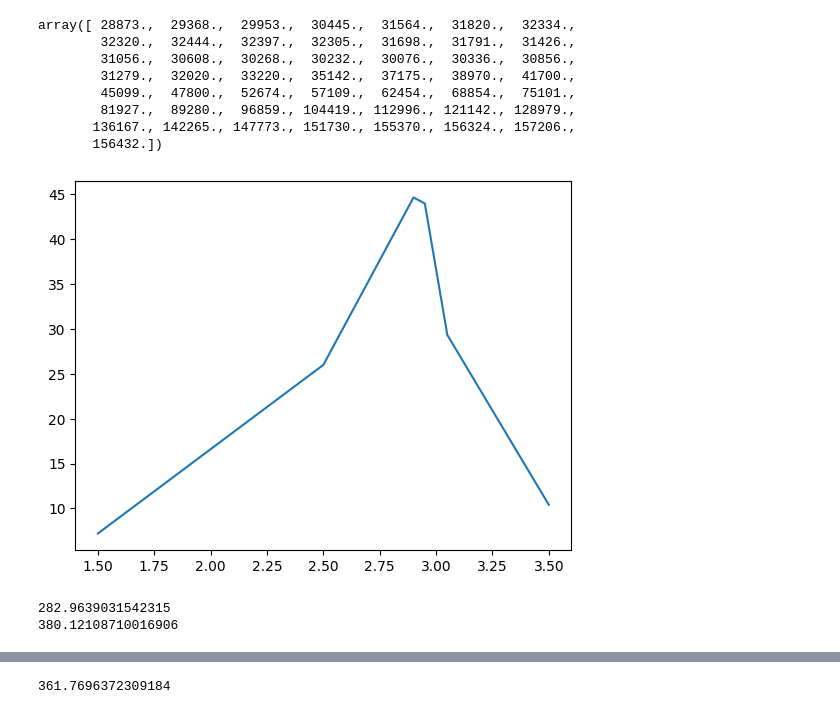
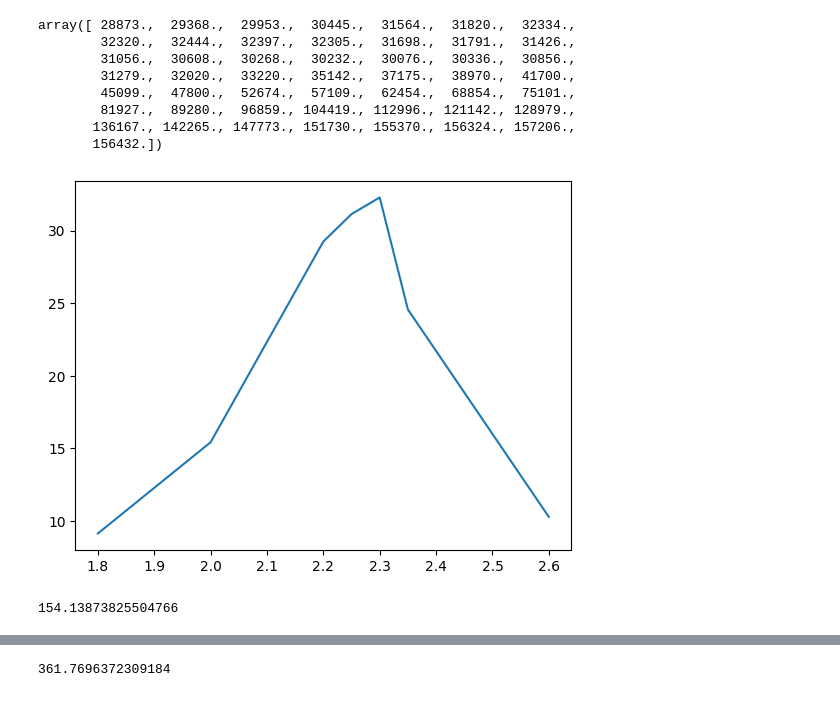
Before and after one commit to sestinj/jlab, a Jupyter notebook: nate/relativistic/main.ipynb, the cells around one changed output, grey strips where cells are left out. Drawn from its saved outputs; the diff is of its cells as text; code cells hidden in the pictures.

```diff
--- a/nate/relativistic/main.ipynb
+++ b/nate/relativistic/main.ipynb
@@ -28,49 +28,55 @@ peak = bins[148]
 # %%
 I = np.array([
     2.32,
+    3.03,
     3.69,
     4.61,
     5.34
 ])
 B = np.array([
     50.0,
+    70.0,
     80.0,
     100.1,
     119.9
 ])
 V = [
     np.array([1.00, 1.12, 1.275, 1.38, 1.46]), # Data maybe not great here, because zoom on MAESTRO wasn't showing all counts
-    np.array([1.5, 2.50, 2.90, 2.95, 3.05, 3.50]), # HERE
+    np.array([1.8, 2.0, 2.2, 2.25, 2.3, 2.35, 2.6]),
+    np.array([1.5, 2.50, 2.90, 2.95, 3.05, 3.50]),
     np.array([3.50, 3.70, 3.80, 4.20, 4.46, 4.55, 4.70, 4.90]),
-    np.array([3.5, 5.5, 6.2])
+    np.array([3.5, 5.1, 5.3, 5.4, 5.5, 6.2])
 ]
 total_counts = [
     np.array([15.0, 24.0, 35.0, 34.0, 18.0]),
-    np.array([18, 65, 67, 88, 44, 26]), # HERE
+    np.array([32, 54, 117, 109, 113, 86, 36]),
+    np.array([18, 65, 67, 88, 44, 26]),
     np.array([80.0, 131.0, 136.0, 120.0, 117.0, 118.0, 126.0,  70.0]),
-    np.array([54, , 35])
+    np.array([54, 264, 166, 133, 104, 35])
 ]
 minutes = [
     np.array([2.75, 2.5, 3.0, 2.75, 3.0]),
-    np.array([2.5, 2.5, 1.5, 2.0, 1.5, 2.5]), # HERE
+    np.array([3.5, 3.5, 4.0, 3.5, 3.5, 3.5, 3.5]),
+    np.array([2.5, 2.5, 1.5, 2.0, 1.5, 2.5]),
     np.array([1.5, 1.5, 1.5, 1.5, 3.5, 3.75, 4.25, 3.5]),
-    np.array([2.0, 2.0, 2.0])
+    np.array([2.0, 2.5, 2.5, 2.5, 2.5, 2.0])
 ]
-i = 3
+i = 1
 counts_per_minute = total_counts[i] / minutes[i]
 # peak_E = np.array([
 #     [],
 #.     187.69 ish
 #     [271.04, 274.16, 274.99, 273.53, 0, 0, 271.87, 274.99]
 # ])
 plt.plot(V[i], counts_per_minute)
 plt.show()
 # %% [output]
-[figure, old version]
+[figure, new version]
 # %%
 m = 9.11e-31 # kg
 c = 3.0e8 # m/s
 d = 0.0018 # m
+e = 1.6*10**-19 # C
 rho = 0.203
 def gamma(v):
     return 1.0/np.sqrt(1.0 - np.square(v)/np.square(c))
@@ -86,13 +92,12 @@ def G2Tesla(B):
 def J2keV(a):
     return a / 1.6e-16
 
-print(J2keV(ke_vs(G2Tesla(100.0), 4130.)))
+# print(J2keV(ke_vs(G2Tesla(100.0), 4130.)))
 
 def ke_cyc(B):
     p = B*e*rho
     return m*np.square(c)*(np.sqrt(1.0 + np.square(p/(m*c))) - 1.0)
 
-print(J2keV(ke_cyc(G2Tesla(120.))))
+print(J2keV(ke_cyc(G2Tesla(70.))))
 # %% [output]
-282.9639031542315
-380.12108710016906
+154.13873825504766
```
Also changed, not shown: parts of 3 cells of this notebook, 3 other files.
